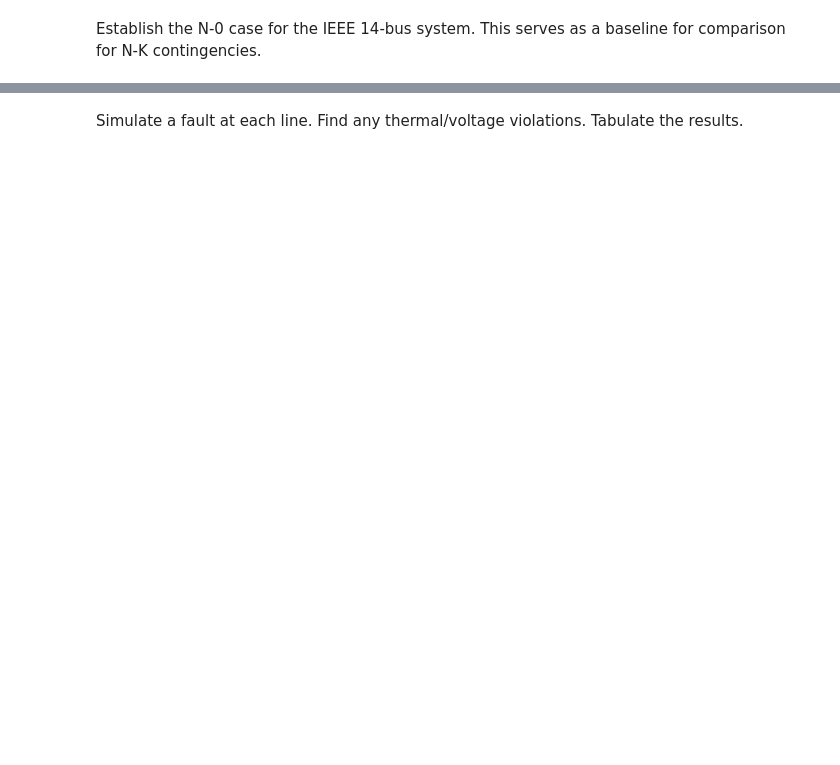
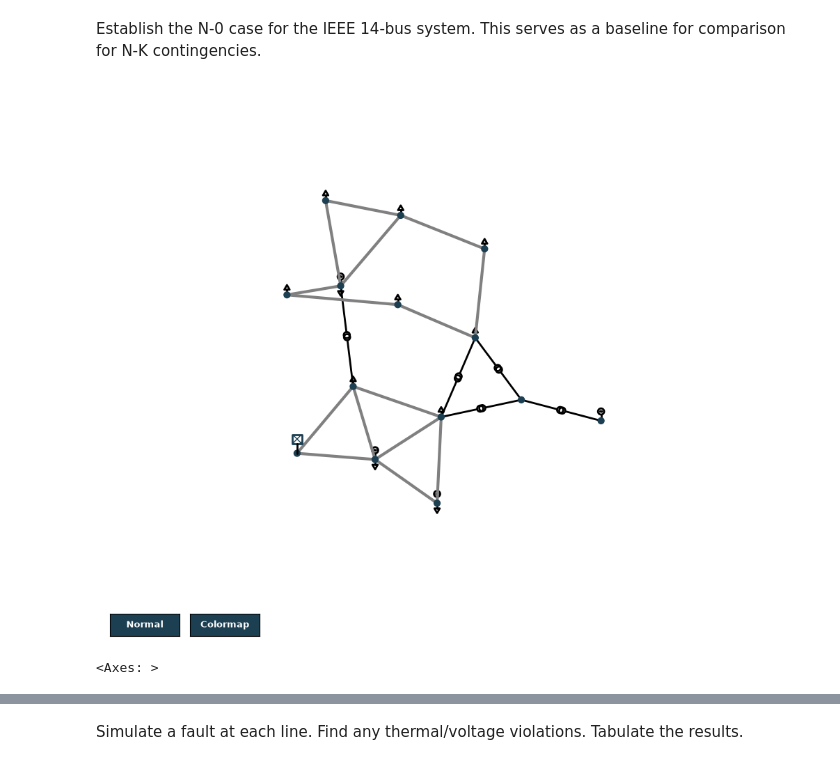
Before and after one commit to er-chang/Grid-Contingency-Analysis, a Jupyter notebook: notebook.ipynb, the cells around one changed output, grey strips where cells are left out. Saved outputs shown, nothing was run; the diff lists cells and outputs as text; code cells hidden in the pictures; blank space fills up the shorter version.

Commit message:
Generate network plots for N-0 and N-1 case

```diff
--- a/notebook.ipynb
+++ b/notebook.ipynb
@@ -22,22 +28,27 @@ lines = net.line.index.tolist()
 Establish the N-0 case for the IEEE 14-bus system. This serves as a baseline for comparison for N-K contingencies.
 # %%
 # N-0 case (for comparison)
-v_min, v_max, load_max = 0.95, 1.10, 100 # establish thresholds, v_max increased to account for higher max bus voltage
+v_min, v_max, load_max = 0.95, 1.10, 100 # establish thresholds (limits) to evaluate grid, v_max increased to account for higher max bus voltage
 
 # load buses
-gen_buses = set(net.gen.bus) | set(net.ext_grid.bus) # id buses w/o generator or ext grid connected to them
+gen_buses = set(net.gen.bus) | set(net.ext_grid.bus) # id buses connected to generator and external grid, joins them
 pq_buses = [bus for bus in net.bus.index if bus not in gen_buses] # keep buses that are not in gen_buses
 
-# save placeholder limits
+# save placeholder limits (original ratings)
 default_limits = net.line["max_i_ka"].copy()
 
+# calculate S to determine how much power each line carries (reference for setting current limits)
 vn = net.bus.vn_kv[net.line.from_bus].values # get the nominal voltage of the bus where each line begins
 base_mva = np.sqrt(3) * vn * net.res_line.i_ka.values # 3-phase formula to find apparent power
 
-# calculate new limits
-for mask in (vn > 100, vn < 100):
-    max_mva = 1.5 * base_mva[mask].max()
-    net.line.loc[mask, "max_i_ka"] = max_mva / (np.sqrt(3) * vn[mask])
+# calculate new limits (current ratings) for the max value in each voltage group
+for voltage_group in (vn > 100, vn < 100):
+    max_mva = 1.5 * base_mva[voltage_group].max()
+    net.line.loc[voltage_group, "max_i_ka"] = max_mva / (np.sqrt(3) * vn[voltage_group])
 
 pp.runpp(net) # rerun power flow using new limits
+plot.simple_plot(net, plot_loads=True, plot_gens=True)
+# %% [output]
+[figure, added]
+<Axes: >
 # %%
```
Also changed, not shown: parts of 4 cells of this notebook.
